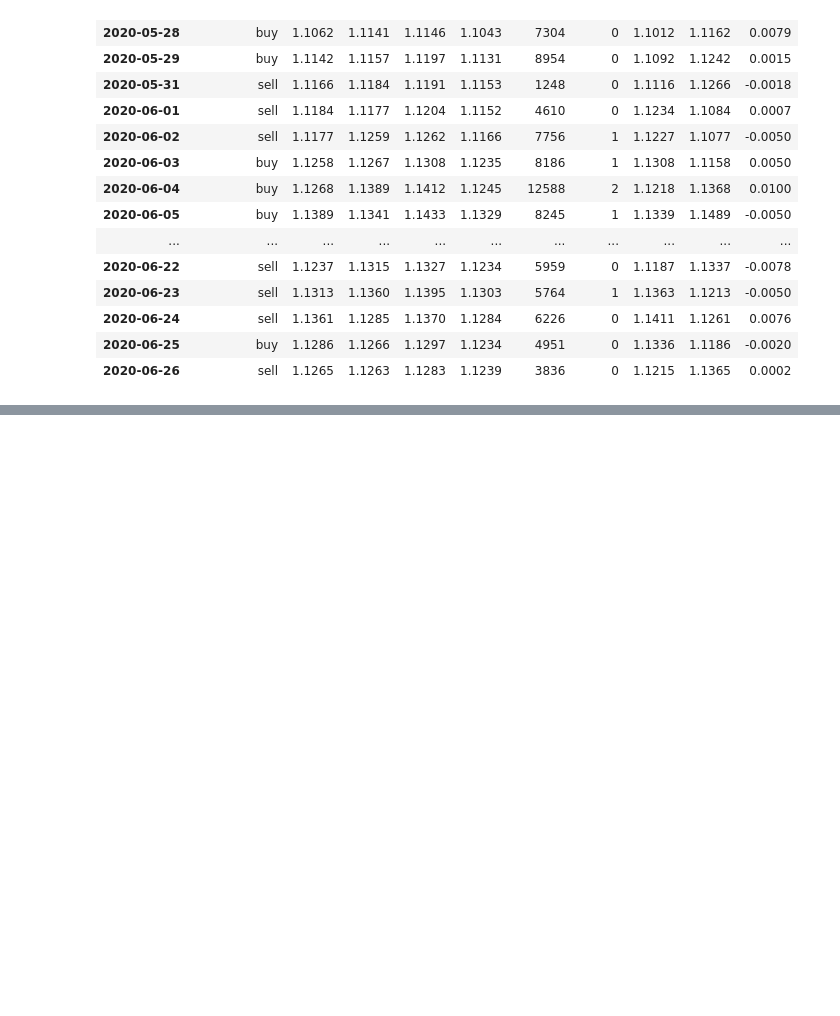
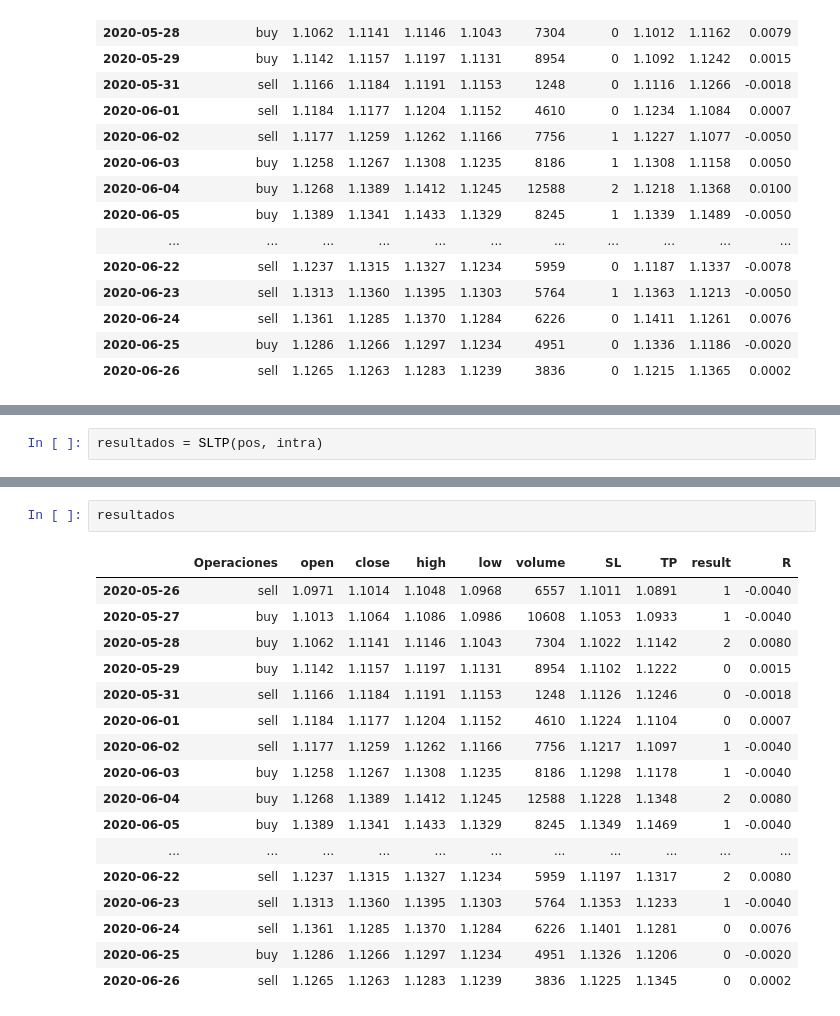
Before and after one commit to israelcastilloh/dynamic-hedging-ich, a Jupyter notebook: SLTP.ipynb, the cells around one changed output, grey strips where cells are left out. Saved outputs shown, nothing was run; the diff lists cells and outputs as text; blank space fills up the shorter version.

```diff
--- a/SLTP.ipynb
+++ b/SLTP.ipynb
@@ -234,0 +349,2 @@ pos
+# %%
+resultados = SLTP(pos, intra)
@@ -234,0 +369,20 @@ pos
+# %%
+resultados
+# %% [output]
+|  | Operaciones | open | close | high | low | volume | SL | TP | result | R |
+| 2020-05-26 | sell | 1.0971 | 1.1014 | 1.1048 | 1.0968 | 6557 | 1.1011 | 1.0891 | 1 | -0.0040 |
+| 2020-05-27 | buy | 1.1013 | 1.1064 | 1.1086 | 1.0986 | 10608 | 1.1053 | 1.0933 | 1 | -0.0040 |
+| 2020-05-28 | buy | 1.1062 | 1.1141 | 1.1146 | 1.1043 | 7304 | 1.1022 | 1.1142 | 2 | 0.0080 |
+| 2020-05-29 | buy | 1.1142 | 1.1157 | 1.1197 | 1.1131 | 8954 | 1.1102 | 1.1222 | 0 | 0.0015 |
+| 2020-05-31 | sell | 1.1166 | 1.1184 | 1.1191 | 1.1153 | 1248 | 1.1126 | 1.1246 | 0 | -0.0018 |
+| 2020-06-01 | sell | 1.1184 | 1.1177 | 1.1204 | 1.1152 | 4610 | 1.1224 | 1.1104 | 0 | 0.0007 |
+| 2020-06-02 | sell | 1.1177 | 1.1259 | 1.1262 | 1.1166 | 7756 | 1.1217 | 1.1097 | 1 | -0.0040 |
+| 2020-06-03 | buy | 1.1258 | 1.1267 | 1.1308 | 1.1235 | 8186 | 1.1298 | 1.1178 | 1 | -0.0040 |
+| 2020-06-04 | buy | 1.1268 | 1.1389 | 1.1412 | 1.1245 | 12588 | 1.1228 | 1.1348 | 2 | 0.0080 |
+| 2020-06-05 | buy | 1.1389 | 1.1341 | 1.1433 | 1.1329 | 8245 | 1.1349 | 1.1469 | 1 | -0.0040 |
+| ... | ... | ... | ... | ... | ... | ... | ... | ... | ... | ... |
+| 2020-06-22 | sell | 1.1237 | 1.1315 | 1.1327 | 1.1234 | 5959 | 1.1197 | 1.1317 | 2 | 0.0080 |
+| 2020-06-23 | sell | 1.1313 | 1.1360 | 1.1395 | 1.1303 | 5764 | 1.1353 | 1.1233 | 1 | -0.0040 |
+| 2020-06-24 | sell | 1.1361 | 1.1285 | 1.1370 | 1.1284 | 6226 | 1.1401 | 1.1281 | 0 | 0.0076 |
+| 2020-06-25 | buy | 1.1286 | 1.1266 | 1.1297 | 1.1234 | 4951 | 1.1326 | 1.1206 | 0 | -0.0020 |
+| 2020-06-26 | sell | 1.1265 | 1.1263 | 1.1283 | 1.1239 | 3836 | 1.1225 | 1.1345 | 0 | 0.0002 |
```
Also changed, not shown: parts of 6 cells of this notebook, 1 other file.
